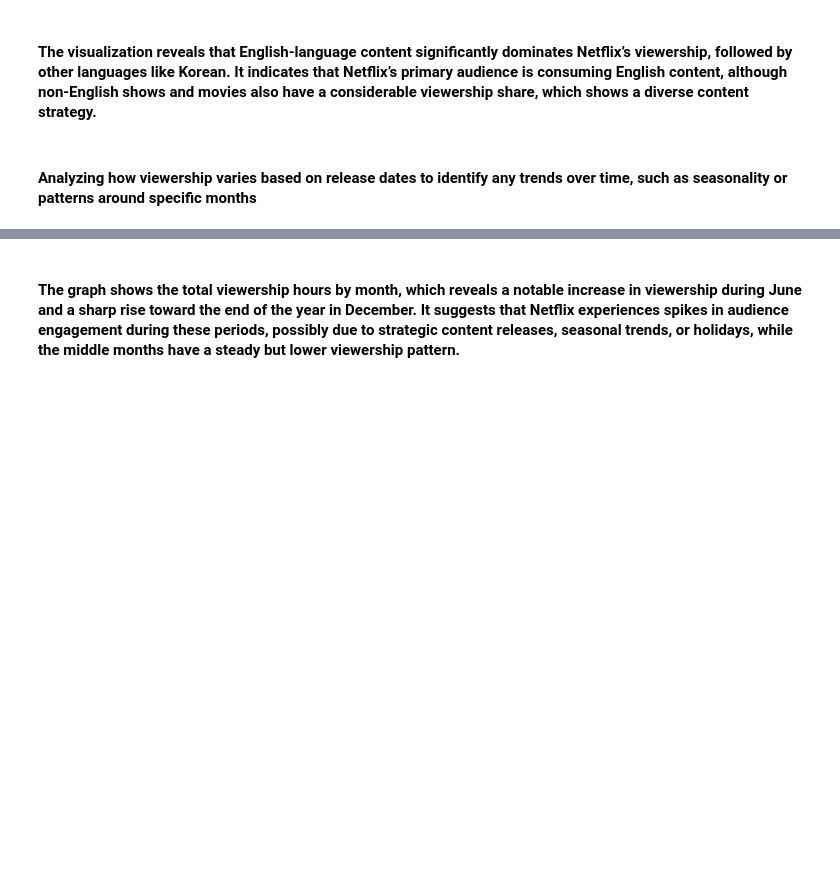
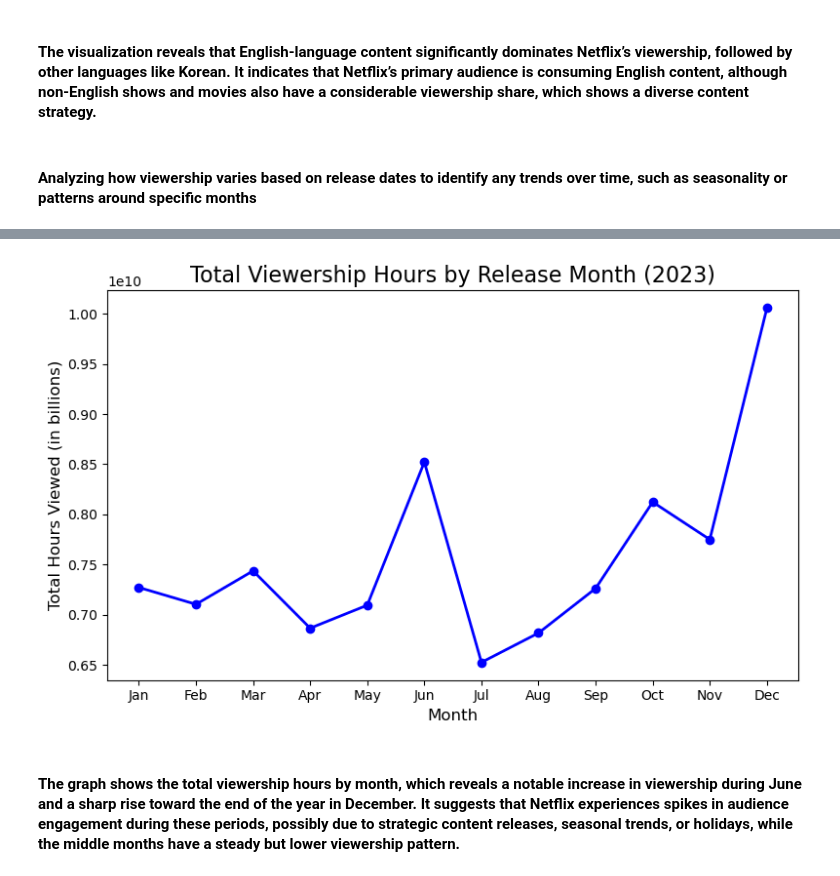
Before and after one commit to Richa-Singh31/Netflix-Content-Strategy-Analysis, a Jupyter notebook: analysis.ipynb, the cells around one changed output, grey strips where cells are left out. Cells and saved outputs as stored; diff of their text form; code cells hidden in the pictures; blank space fills up the shorter version.

```diff
--- a/analysis.ipynb
+++ b/analysis.ipynb
@@ -107,28 +88,15 @@ netflix_data['Release Month'] = netflix_data['Release Date'].dt.month
 
 monthly_viewership = netflix_data.groupby('Release Month')['Hours Viewed'].sum()
 
-fig = go.Figure(data=[
-    go.Scatter(
-        x=monthly_viewership.index,
-        y=monthly_viewership.values,
-        mode='lines+markers',
-        marker=dict(color='blue'),
-        line=dict(color='blue')
-    )
-])
+plt.figure(figsize=(8, 5))
+plt.plot(monthly_viewership.index, monthly_viewership.values, marker='o', color='blue', linestyle='-', linewidth=2)
 
-fig.update_layout(
-    title='Total Viewership Hours by Release Month (2023)',
-    xaxis_title='Month',
-    yaxis_title='Total Hours Viewed (in billions)',
-    xaxis=dict(
-        tickmode='array',
-        tickvals=list(range(1, 13)),
-        ticktext=['Jan', 'Feb', 'Mar', 'Apr', 'May', 'Jun', 'Jul', 'Aug', 'Sep', 'Oct', 'Nov', 'Dec']
-    ),
-    height=600,
-    width=1000
-)
+plt.title('Total Viewership Hours by Release Month (2023)', fontsize=16)
+plt.xlabel('Month', fontsize=12)
+plt.ylabel('Total Hours Viewed (in billions)', fontsize=12)
 
-iplot(fig)
+plt.xticks(ticks=list(range(1, 13)), labels=['Jan', 'Feb', 'Mar', 'Apr', 'May', 'Jun', 'Jul', 'Aug', 'Sep', 'Oct', 'Nov', 'Dec'])
+
+plt.tight_layout()
+plt.show()
 # %% [output]
@@ -136,3 +103,4 @@ iplot(fig)
+[figure, added]
 # %% [markdown]
 #### The graph shows the total viewership hours by month, which reveals a notable increase in viewership during June and a sharp rise toward the end of the year in December. It suggests that Netflix experiences spikes in audience engagement during these periods, possibly due to strategic content releases, seasonal trends, or holidays, while the middle months have a steady but lower viewership pattern.
 # %% [markdown]
```
Also changed, not shown: parts of 10 cells of this notebook.
